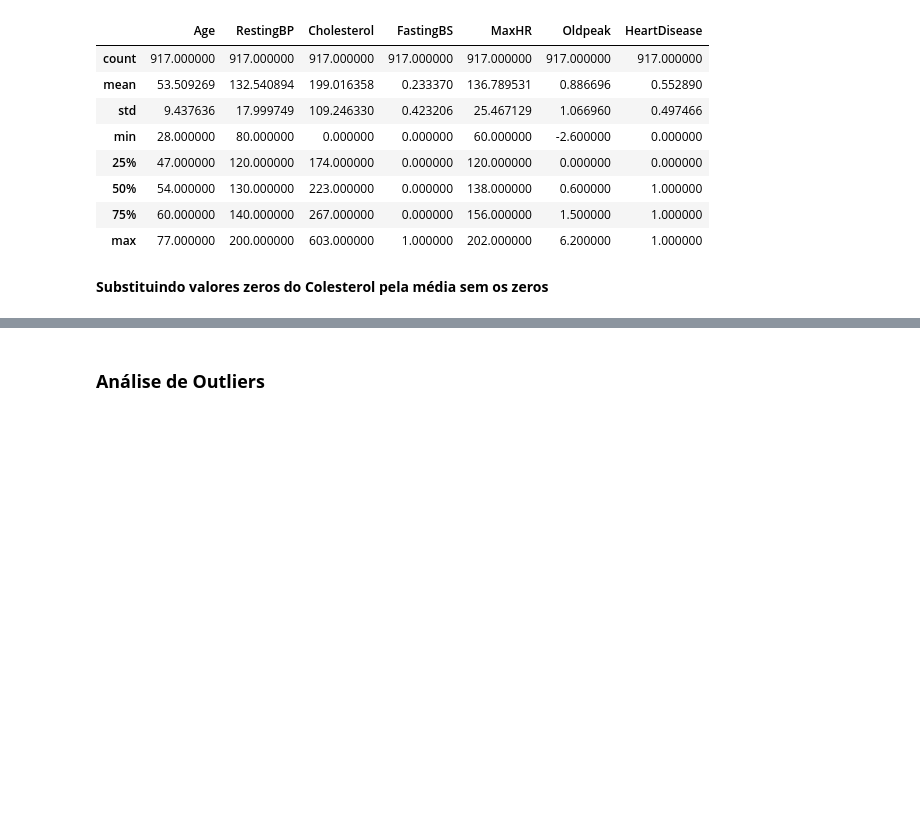
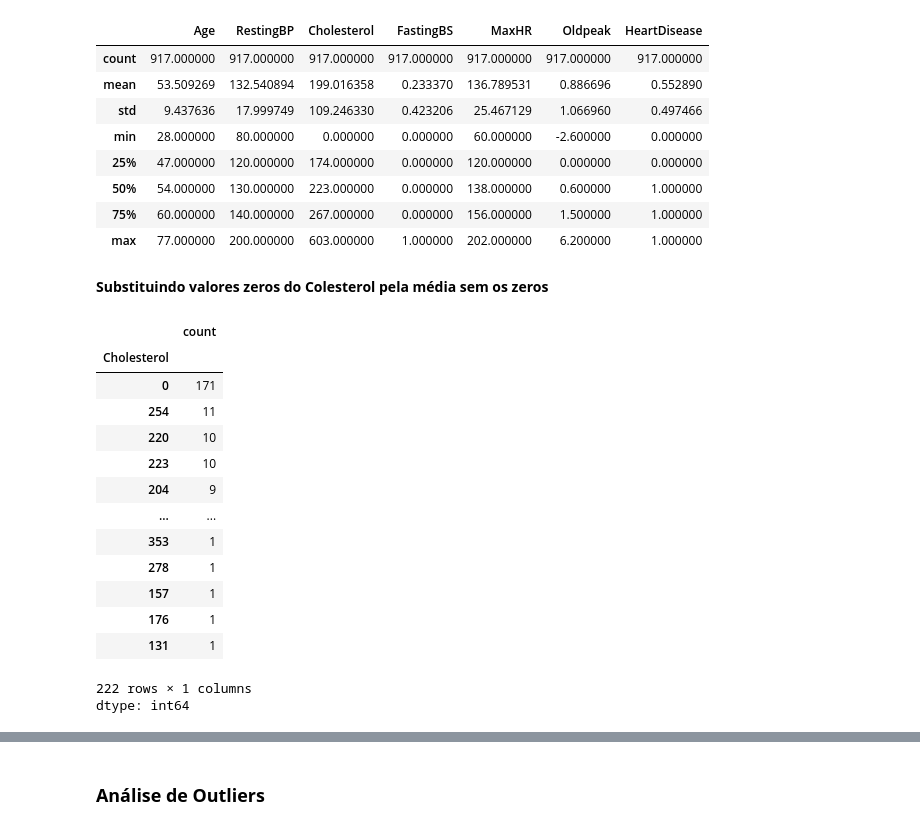
Before and after one commit to sandro-silva/Data, a Jupyter notebook: tratamento_classificacao.ipynb, the cells around one changed output, grey strips where cells are left out. Drawn from its saved outputs; the diff is of its cells as text; code cells hidden in the pictures; blank space fills up the shorter version.

```diff
--- a/tratamento_classificacao.ipynb
+++ b/tratamento_classificacao.ipynb
@@ -465,5 +465,23 @@ dados2.describe()
 | max | 77.000000 | 200.000000 | 603.000000 | 1.000000 | 202.000000 | 6.200000 | 1.000000 |
 # %% [markdown]
 **Substituindo valores zeros do Colesterol pela média sem os zeros**
+# %%
+dados2.Cholesterol.value_counts()
+# %% [output]
+|  | count |
+| Cholesterol |  |
+| 0 | 171 |
+| 254 | 11 |
+| 220 | 10 |
+| 223 | 10 |
+| 204 | 9 |
+| ... | ... |
+| 353 | 1 |
+| 278 | 1 |
+| 157 | 1 |
+| 176 | 1 |
+| 131 | 1 |
+222 rows × 1 columns
+dtype: int64
 # %%
 dados2.Cholesterol.mean()
```
Also changed, not shown: parts of 8 cells of this notebook.
